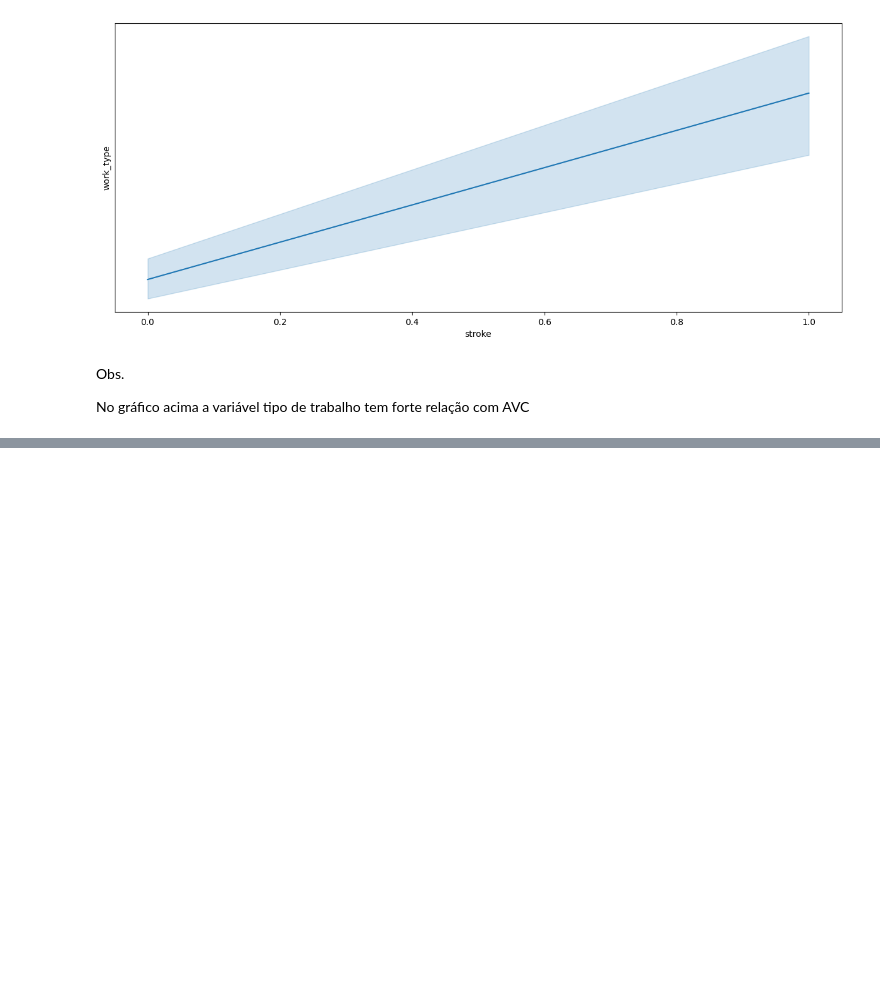
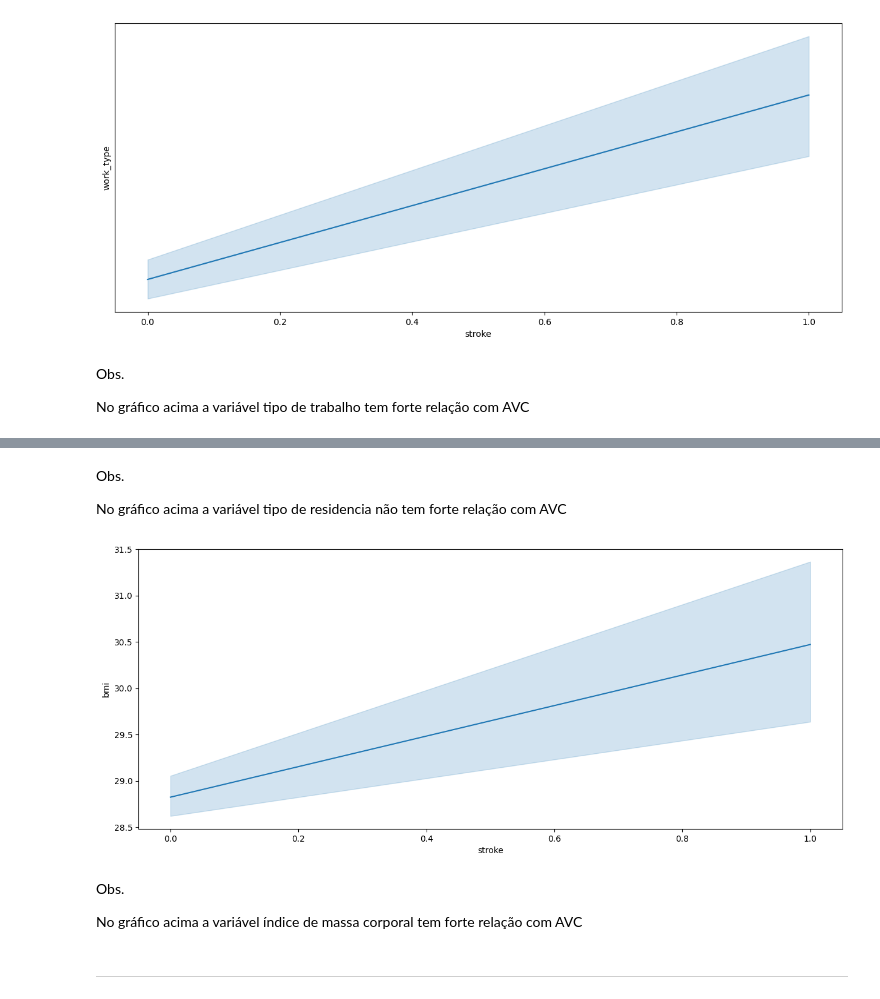
Before and after one commit to Leo-alves2/Acidente_Vascular-Cerebral, a Jupyter notebook: Analise.ipynb, the cells around one changed output, grey strips where cells are left out. Saved outputs shown, nothing was run; the diff lists cells and outputs as text; code cells hidden in the pictures; blank space fills up the shorter version.

```diff
--- a/Analise.ipynb
+++ b/Analise.ipynb
@@ -604,0 +611,16 @@ No gráfico acima a variável tipo de trabalho tem forte relação com AVC
+# %% [markdown]
+Obs.
+
+No gráfico acima a variável tipo de residencia não tem forte relação com AVC
+# %%
+plt.figure(figsize= (15, 6))
+sns.lineplot(y= df['bmi'], x= df['stroke'], data= df, palette= 'husl')
+plt.show()
+# %% [output]
+[figure, added]
+# %% [markdown]
+Obs.
+
+No gráfico acima a variável índice de massa corporal tem forte relação com AVC
+# %% [markdown]
+_____________________________________________________________________________________________________
```
Also changed, not shown: parts of 7 cells of this notebook.
